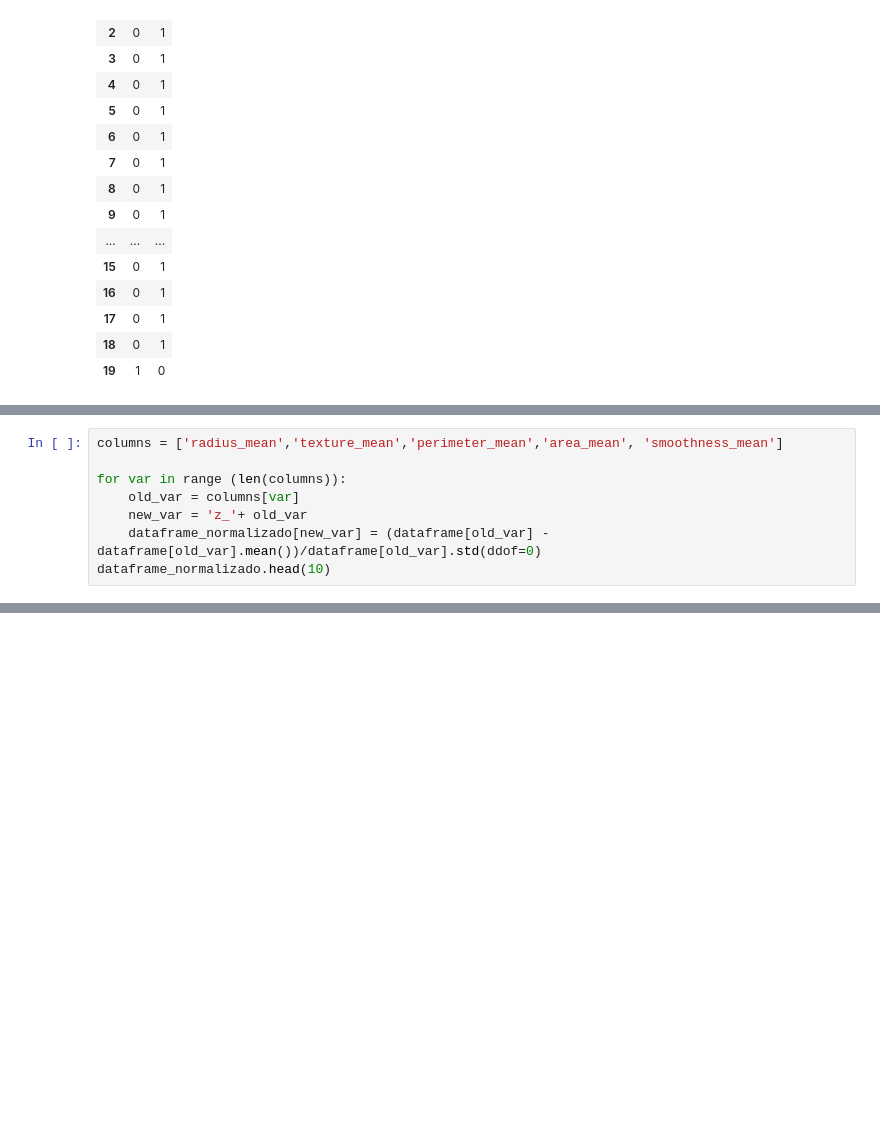
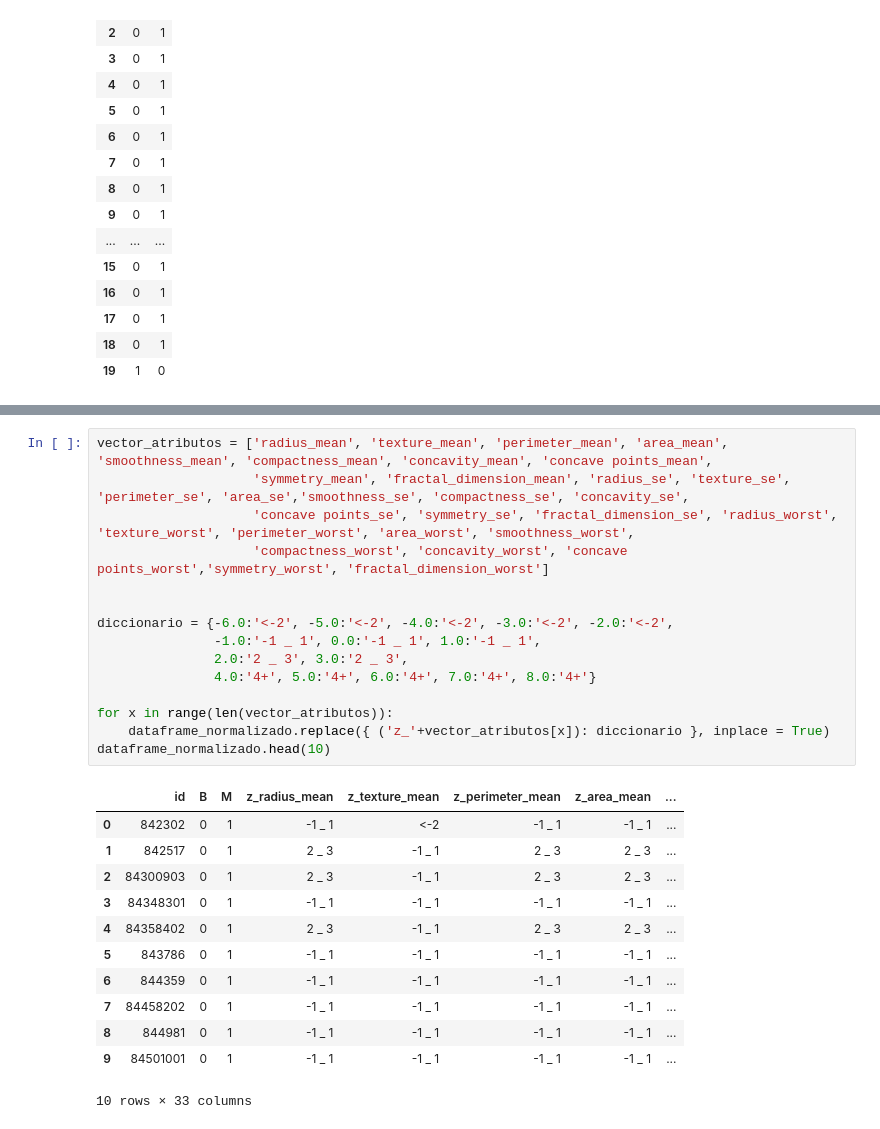
Before and after one commit to EjHelo/IA_Proyecto_1, a Jupyter notebook: P1-IA-Chen_Hernandez_Mongalo.ipynb, the cells around one changed output, grey strips where cells are left out. Drawn from its saved outputs; the diff is of its cells as text; blank space fills up the shorter version.

```diff
--- a/P1-IA-Chen_Hernandez_Mongalo.ipynb
+++ b/P1-IA-Chen_Hernandez_Mongalo.ipynb
@@ -75,9 +103 @@ dataframe_normalizado.head(10)
 10 rows × 33 columns
-# %%
-columns = ['radius_mean','texture_mean','perimeter_mean','area_mean', 'smoothness_mean']
-
-for var in range (len(columns)):
-    old_var = columns[var]
-    new_var = 'z_'+ old_var
-    dataframe_normalizado[new_var] = (dataframe[old_var] - dataframe[old_var].mean())/dataframe[old_var].std(ddof=0)
-dataframe_normalizado.head(10)
@@ -96,0 +117,28 @@ dataframe_normalizado.head(10)
+# %%
+vector_atributos = ['radius_mean', 'texture_mean', 'perimeter_mean', 'area_mean', 'smoothness_mean', 'compactness_mean', 'concavity_mean', 'concave points_mean',
+                    'symmetry_mean', 'fractal_dimension_mean', 'radius_se', 'texture_se', 'perimeter_se', 'area_se','smoothness_se', 'compactness_se', 'concavity_se',
+                    'concave points_se', 'symmetry_se', 'fractal_dimension_se', 'radius_worst', 'texture_worst', 'perimeter_worst', 'area_worst', 'smoothness_worst',
+                    'compactness_worst', 'concavity_worst', 'concave points_worst','symmetry_worst', 'fractal_dimension_worst']
+
+
+diccionario = {-6.0:'<-2', -5.0:'<-2', -4.0:'<-2', -3.0:'<-2', -2.0:'<-2',
+               -1.0:'-1 _ 1', 0.0:'-1 _ 1', 1.0:'-1 _ 1',
+               2.0:'2 _ 3', 3.0:'2 _ 3',
+               4.0:'4+', 5.0:'4+', 6.0:'4+', 7.0:'4+', 8.0:'4+'}
+
+for x in range(len(vector_atributos)):
+    dataframe_normalizado.replace({ ('z_'+vector_atributos[x]): diccionario }, inplace = True)
+dataframe_normalizado.head(10)
+# %% [output]
+|  | id | B | M | z_radius_mean | z_texture_mean | z_perimeter_mean | z_area_mean | ... |
+| 0 | 842302 | 0 | 1 | -1 _ 1 | <-2 | -1 _ 1 | -1 _ 1 | ... |
+| 1 | 842517 | 0 | 1 | 2 _ 3 | -1 _ 1 | 2 _ 3 | 2 _ 3 | ... |
+| 2 | 84300903 | 0 | 1 | 2 _ 3 | -1 _ 1 | 2 _ 3 | 2 _ 3 | ... |
+| 3 | 84348301 | 0 | 1 | -1 _ 1 | -1 _ 1 | -1 _ 1 | -1 _ 1 | ... |
+| 4 | 84358402 | 0 | 1 | 2 _ 3 | -1 _ 1 | 2 _ 3 | 2 _ 3 | ... |
+| 5 | 843786 | 0 | 1 | -1 _ 1 | -1 _ 1 | -1 _ 1 | -1 _ 1 | ... |
+| 6 | 844359 | 0 | 1 | -1 _ 1 | -1 _ 1 | -1 _ 1 | -1 _ 1 | ... |
+| 7 | 84458202 | 0 | 1 | -1 _ 1 | -1 _ 1 | -1 _ 1 | -1 _ 1 | ... |
+| 8 | 844981 | 0 | 1 | -1 _ 1 | -1 _ 1 | -1 _ 1 | -1 _ 1 | ... |
+| 9 | 84501001 | 0 | 1 | -1 _ 1 | -1 _ 1 | -1 _ 1 | -1 _ 1 | ... |
+10 rows × 33 columns
```
Also changed, not shown: parts of 6 cells of this notebook.
